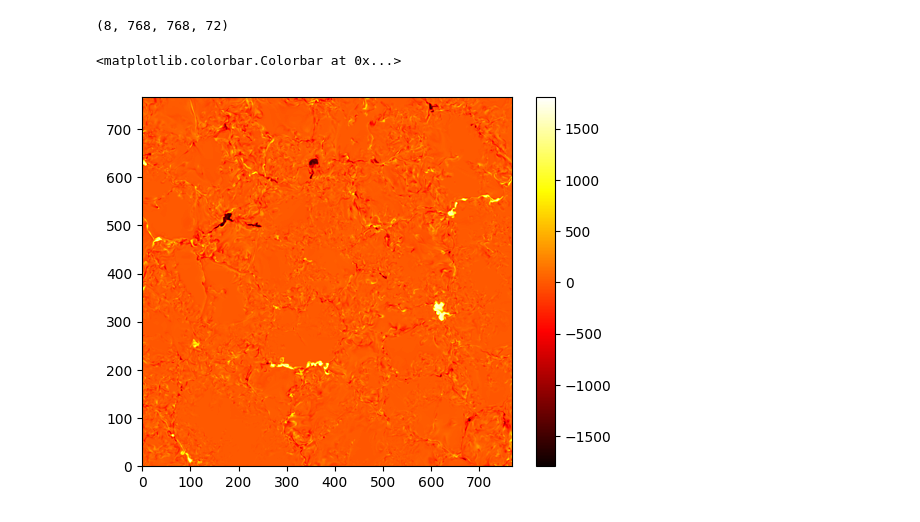
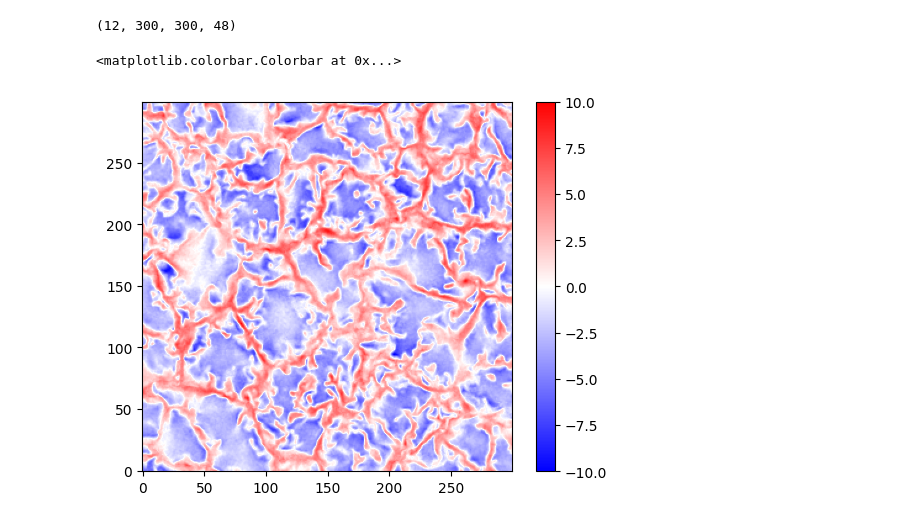
Before and after one commit to ivanzmilic/snapy, a Jupyter notebook: inspect_atmos.ipynb, the cells around one changed output. Saved outputs shown, nothing was run; the diff lists cells and outputs as text; code cells hidden in the pictures.

```diff
--- a/inspect_atmos.ipynb
+++ b/inspect_atmos.ipynb
@@ -6,10 +6,13 @@ atmos = np.load('/dat/milic/3D/3D_full_subdomain/cutout_0.npy', allow_pickle=Tru
+# %%
+import pyana
+atmos = pyana.fzread('/home/milic/codes/snapy/10_sloja_no_phys.f0')["data"]
 # %%
 atmos.shape
 # %% [output]
-(8, 768, 768, 72)
+(12, 300, 300, 48)
 # %%
-plt.imshow(atmos[7, :, :, 16].T, origin='lower', cmap='hot')
+plt.imshow(atmos[9, :, :, -9].T/-1E5, origin='lower', cmap='bwr', vmin=-10,vmax=10)
 plt.colorbar()
 # %% [output]
 <matplotlib.colorbar.Colorbar at 0x...>
-[figure, old version]
+[figure, new version]
```
Also changed, not shown: parts of 2 cells of this notebook, 1 other file.
